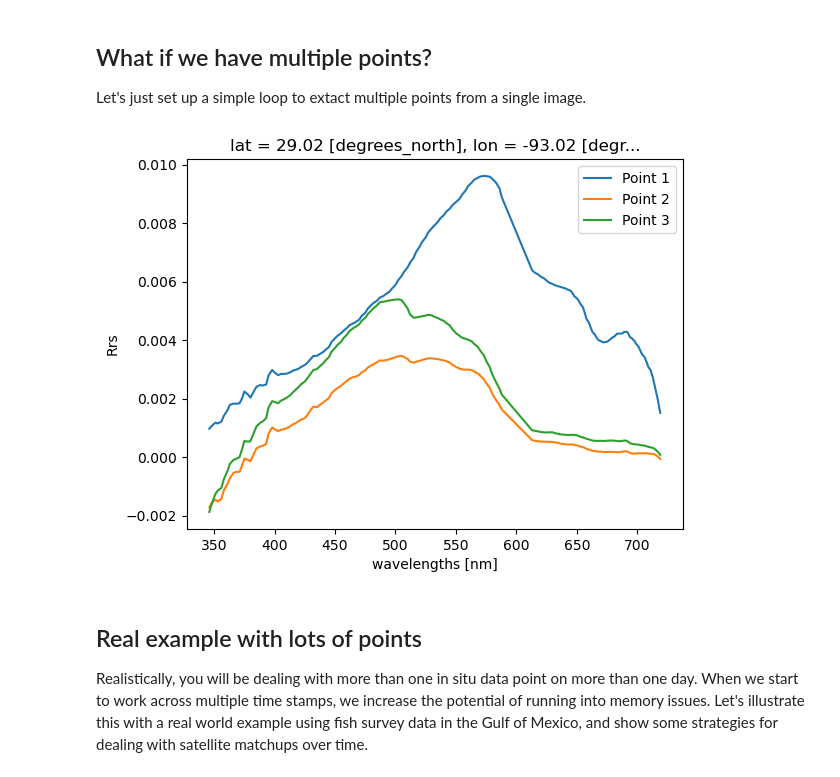
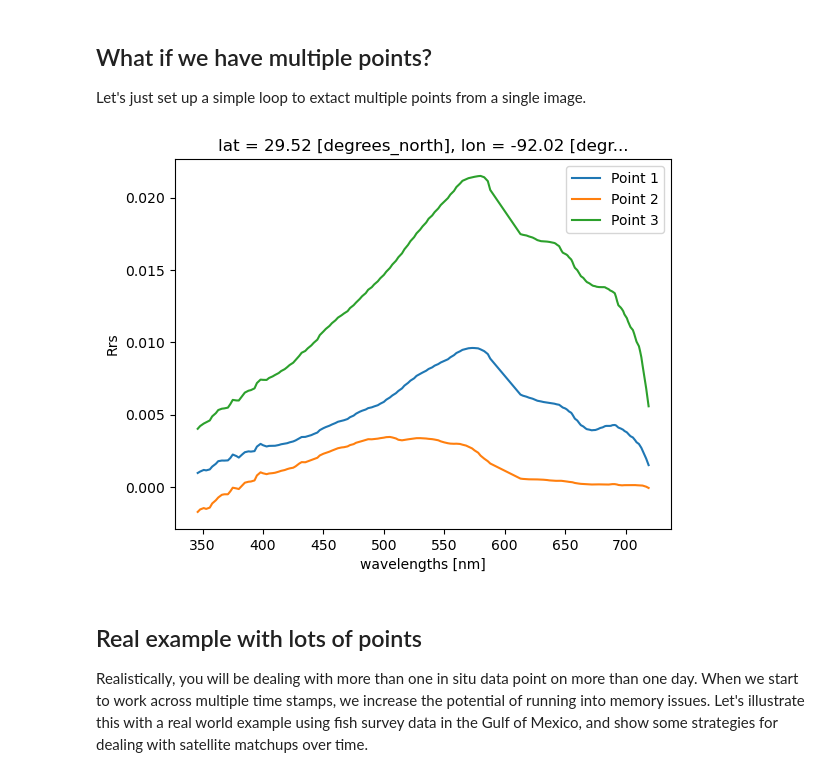
Before and after one commit to fish-pace/2025-tutorials, a Jupyter notebook: matchups.ipynb, the cells around one changed output. Drawn from its saved outputs; the diff is of its cells as text; code cells hidden in the pictures.

```diff
--- a/matchups.ipynb
+++ b/matchups.ipynb
@@ -113,16 +116,16 @@ Wall time: 5.01 μs
 Let's just set up a simple loop to extact multiple points from a single image.
 # %%
 # Example list of points
-points = [(30.00, -89.00), (30.30, -87.00), (29.0, -93.00)]
+points = [(30.00, -89.00), (30.30, -87.00), (29.5, -92.00)]
 
 for i, (lat, lon) in enumerate(points, start=1):
     pt = ds["Rrs"].sel(lat=lat, lon=lon, method="nearest")
     pt.plot.line(x="wavelength", label=f"Point {i}")
 plt.ylabel("Rrs")
 plt.legend()
 plt.show()
 # %% [output]
-[figure, old version]
+[figure, new version]
 # %% [markdown]
 ## Real example with lots of points
 
```
Also changed, not shown: parts of 5 cells of this notebook.
